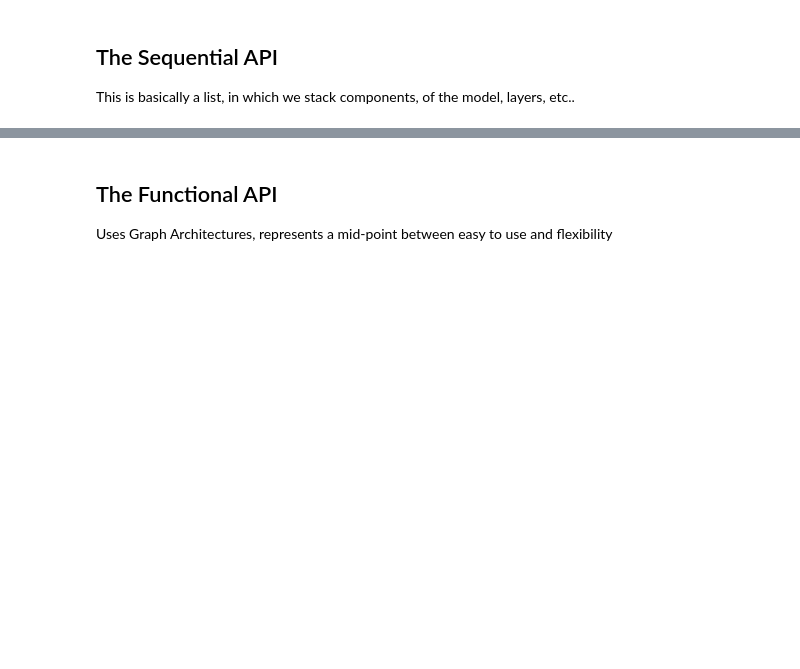
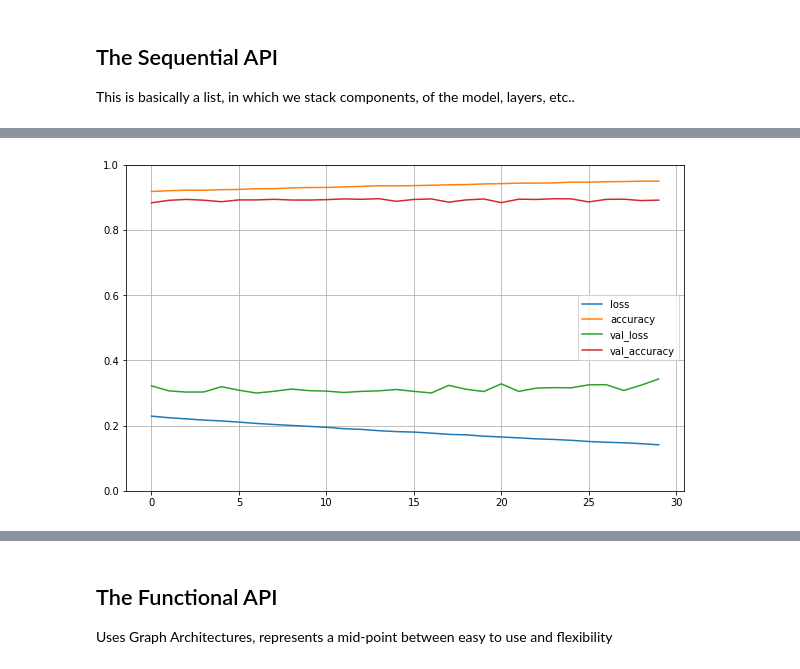
Before and after one commit to MarioRasconMerinoML/Machine_Learning, a Jupyter notebook: Keras_Tensorflow/Play_with_Keras_APIs_Sequential_Functional_SubClassing/How to build models in Keras - TF, an intro to Sequential, Functional and Subclassing APIS.ipynb, the cells around one changed output, grey strips where cells are left out. Drawn from its saved outputs; the diff is of its cells as text; code cells hidden in the pictures; blank space fills up the shorter version.

```diff
--- a/Keras_Tensorflow/Play_with_Keras_APIs_Sequential_Functional_SubClassing/How to build models in Keras - TF, an intro to Sequential, Functional and Subclassing APIS.ipynb
+++ b/Keras_Tensorflow/Play_with_Keras_APIs_Sequential_Functional_SubClassing/How to build models in Keras - TF, an intro to Sequential, Functional and Subclassing APIS.ipynb
@@ -77,0 +54,3 @@ None
+# %%
+fashion_mnist = keras.datasets.fashion_mnist
+fashion_mnist
@@ -77,0 +77,12 @@ None
+# %%
+# Standarize each pixel intensity is represented as a byte (0 to 255), so you can divide by 255 each sample
+# or use Scikit Learn MinMaxScaler(), depending on the input shapes expected by your neural network you will have to reshape
+# your inputs
+
+num_pipeline = make_pipeline(MinMaxScaler())
+
+X_train_full_sc = num_pipeline.fit_transform(X_train_full.reshape(60000,28*28)).reshape(60000, 28, 28) # in order to make work the scaler it needs a 2d array
+X_test_sc = num_pipeline.fit_transform(X_test.reshape(10000,28*28)).reshape(10000,28,28)
+
+X_train_sc = num_pipeline.fit_transform(X_train.reshape(48000,28*28)).reshape(48000,28,28)
+X_valid_sc = num_pipeline.fit_transform(X_valid.reshape(12000,28*28)).reshape(12000,28,28)
@@ -77,0 +102,7 @@ None
+# %%
+# Build the model sequentially
+model_class_fmnist = keras.models.Sequential()
+model_class_fmnist.add(keras.layers.Flatten(input_shape =[28, 28]))
+model_class_fmnist.add(keras.layers.Dense(300, activation="relu"))
+model_class_fmnist.add(keras.layers.Dense(100, activation="relu"))
+model_class_fmnist.add(keras.layers.Dense(10, activation="softmax"))
@@ -77,0 +115,13 @@ None
+# %%
+model_class_fmnist.compile(loss="sparse_categorical_crossentropy",
+                           optimizer="sgd",
+                           metrics=["accuracy"])
+history = model_class_fmnist.fit(X_train_sc, y_train, epochs=30,
+                    validation_data=(X_valid_sc, y_valid))
+# %%
+pd.DataFrame(history.history).plot(figsize = (10,6))
+plt.grid(True)
+plt.gca().set_ylim(0,1)
+plt.show()
+# %% [output]
+[figure, added]
```
Also changed, not shown: parts of 25 cells of this notebook.
